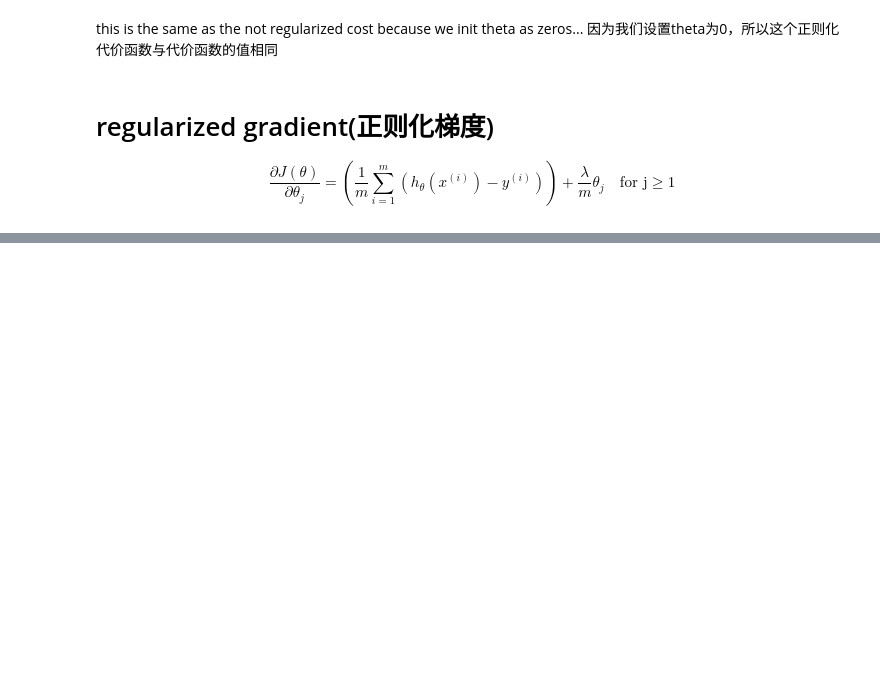
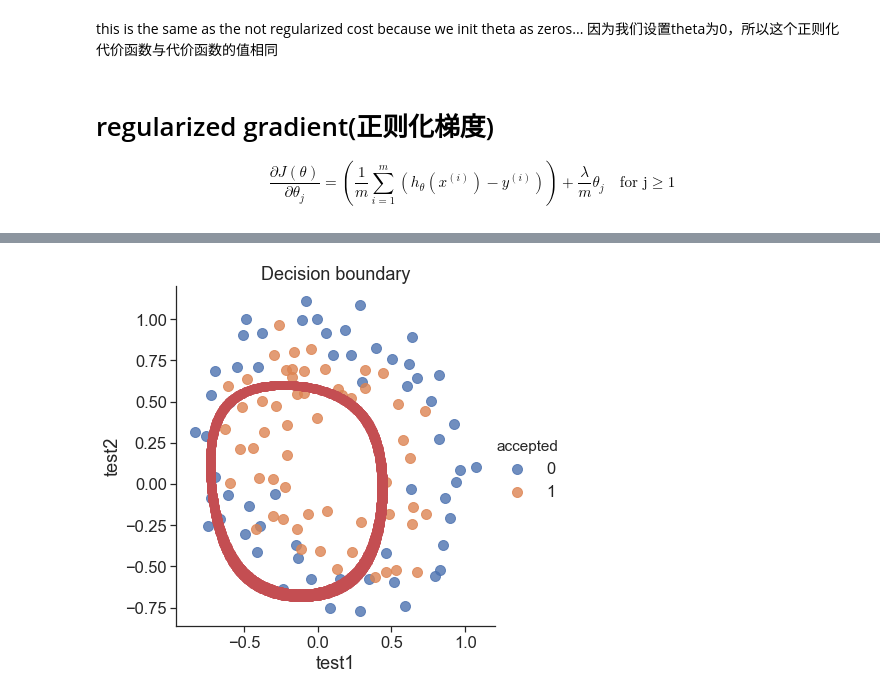
Before and after one commit to damonxiao/Coursera-ML-AndrewNg-Notes-Damon, a Jupyter notebook: chapter07/Logistic_regression.ipynb, the cells around one changed output, grey strips where cells are left out. Drawn from its saved outputs; the diff is of its cells as text; code cells hidden in the pictures; blank space fills up the shorter version.

```diff
--- a/chapter07/Logistic_regression.ipynb
+++ b/chapter07/Logistic_regression.ipynb
@@ -418,0 +558,4 @@ $$
+# %%
+draw_boundary(power=6, l=100)  # underfitting，#lambda=100,欠拟合
+# %% [output]
+[figure, added]
```
Also changed, not shown: parts of 16 cells of this notebook.
